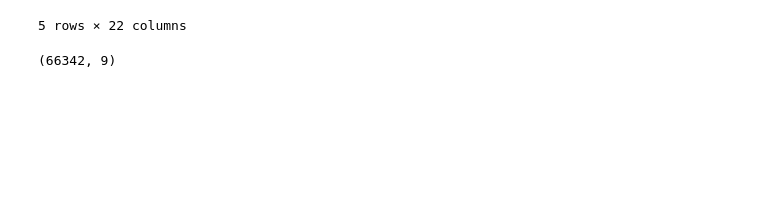
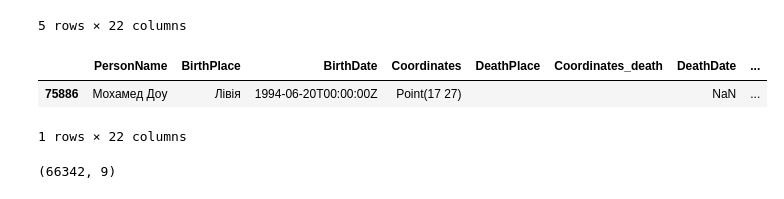
Before and after one commit to romario076/ukrainians_wikimap, a Jupyter notebook: ukrainians_wikimap_extension.ipynb, the cells around one changed output. Cells and saved outputs as stored; diff of their text form; code cells hidden in the pictures; blank space fills up the shorter version.

```diff
--- a/ukrainians_wikimap_extension.ipynb
+++ b/ukrainians_wikimap_extension.ipynb
@@ -58,6 +58,12 @@ df[df.PersonName.str.contains("Мельник")].head()
 | 4684 | Мельников Ювеналій Дмитрович | Митченки | 1868-05-05T00:00:00Z | Point(32.95 51.283333333333) | Астрахань | Point(48.035 46.35) | 1900-05-07T00:00:00Z | ... |
 | 4959 | Мельників Євген Венедиктович | Верхньодніпровськ | 1870-02-12T00:00:00Z | Point(34.328333333333 48.65611111... |  |  | NaN | ... |
 5 rows × 22 columns
+# %%
+df[df.PersonName.str.contains("Мохамед Доу")]
+# %% [output]
+|  | PersonName | BirthPlace | BirthDate | Coordinates | DeathPlace | Coordinates_death | DeathDate | ... |
+| 75886 | Мохамед Доу | Лівія | 1994-06-20T00:00:00Z | Point(17 27) |  |  | NaN | ... |
+1 rows × 22 columns
 # %%
 ### Columns manipulation
 def is_valid_date(date_string):
```
Also changed, not shown: parts of 4 cells of this notebook, 8 other files.
